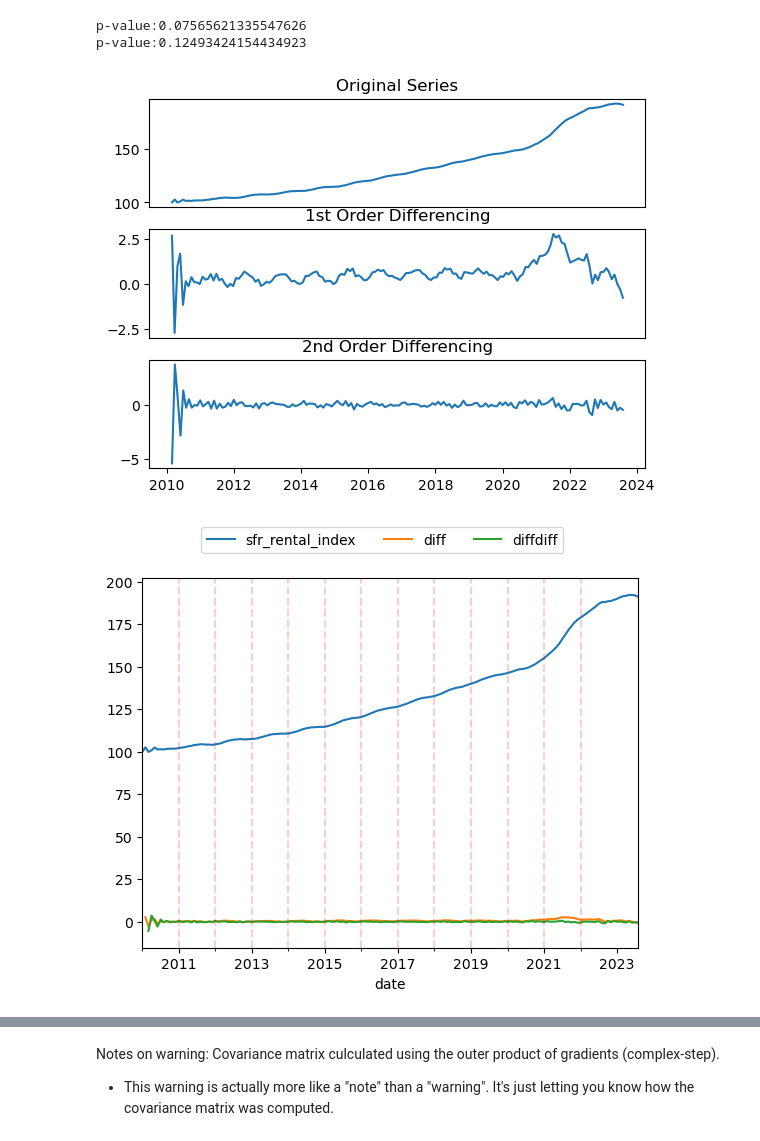
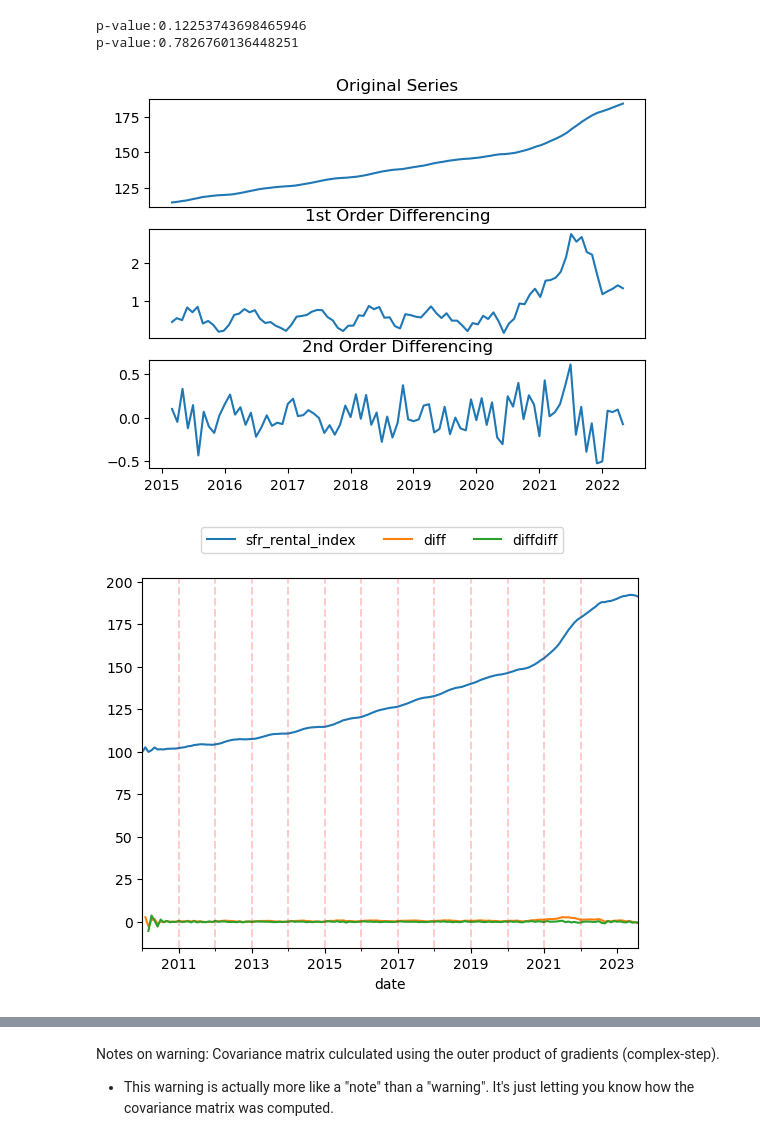
Before and after one commit to eihwood/Haystacks.AI-7, a Jupyter notebook: src/stats_models_sarimax.ipynb, the cells around one changed output, grey strips where cells are left out. Drawn from its saved outputs; the diff is of its cells as text; code cells hidden in the pictures.

```diff
--- a/src/stats_models_sarimax.ipynb
+++ b/src/stats_models_sarimax.ipynb
@@ -38,6 +39,15 @@ plt.show()
 # %%
 #train_test_split
-tr_start,tr_end = '2010-01-01','2022-07-01'
-te_start,te_end = '2022-08-01','2023-08-01'
+tr_start,tr_end = '2015-01-01','2022-05-01'
+te_start,te_end = '2022-06-01','2023-06-01'
 tra = df_sub['sfr_rental_index'][tr_start:tr_end].dropna()
 tes = df_sub['sfr_rental_index'][te_start:te_end].dropna()
+
+
+# Select features that are available from 2015 onwards
+features = df_sub[['sfr_price_index', 'mfr_mean_rent_index', 'mfr_mean_occ_index']]
+#features['census_cbsa_geoid'] = features['census_cbsa_geoid'].astype(int)
+#features['census_zcta5_geoid'] = features['census_zcta5_geoid'].astype(int)
+
+exog_train=features.iloc[:,0:][tr_start:tr_end]
+exog_test = features.iloc[:, 0:][te_start:te_end]
@@ -48,45 +68,45 @@ tes = df_sub['sfr_rental_index'][te_start:te_end].dropna()
 
 #ADF-test(Original-time-series)
 # If we fail to reject null hypothesis (Null Hypothesis (H0): alpha=1), the time series is non-stationary - this is rather obvious from the plots above
-res = sm.tsa.adfuller(df_sub['sfr_rental_index'].dropna(),regression='ctt')
+res = sm.tsa.adfuller(tra.dropna(),regression='ctt')
 print('p-value:{}'.format(res[1]))
 
 #ADF-test(differenced-time-series)
-res = sm.tsa.adfuller(df_sub['sfr_rental_index'].diff().dropna(),regression='c')
+res = sm.tsa.adfuller(tra.diff().dropna(),regression='c')
 print('p-value:{}'.format(res[1]))
 
 # NEITHER THE RAW DATA OR THE DIFFERENCE DATA ARE STATIONARY
 # %% [output]
-p-value:0.07565621335547626
-p-value:0.12493424154434923
+p-value:0.12253743698465946
+p-value:0.7826760136448251
 # %%
 # Finding the appropriate order of differencing (d parameter in ARIMA).
 # Original Series
 fig, (ax1, ax2, ax3) = plt.subplots(3)
-ax1.plot(df_sub.sfr_rental_index); ax1.set_title('Original Series'); ax1.axes.xaxis.set_visible(False)
+ax1.plot(tra); ax1.set_title('Original Series'); ax1.axes.xaxis.set_visible(False)
 # 1st Differencing
-ax2.plot(df_sub.sfr_rental_index.diff()); ax2.set_title('1st Order Differencing'); ax2.axes.xaxis.set_visible(False)
+ax2.plot(tra.diff()); ax2.set_title('1st Order Differencing'); ax2.axes.xaxis.set_visible(False)
 # 2nd Differencing
-ax3.plot(df_sub.sfr_rental_index.diff().diff()); ax3.set_title('2nd Order Differencing')
+ax3.plot(tra.diff().diff()); ax3.set_title('2nd Order Differencing')
 plt.show()
 
 # Here 1st order differencing seems to be the best as the trend is mostly removed and the time series appears stationary
 # 2nd order differencing is probably over differencing but we will confirm with autocorrelation plots below
 
 # ALSO to see how trend is removed and data become stationary
 #acf -> remove trend
 df_sub["diff"] = df_sub['sfr_rental_index'].diff()
 df_sub['diffdiff'] = df_sub['sfr_rental_index'].diff().diff()
 tmp = df_sub[['sfr_rental_index', 'diff', 'diffdiff']]
 ax = tmp.plot()
 ax.legend(ncol=5,
           loc='upper center',
           bbox_to_anchor=(0.5, 1.0),
           bbox_transform=plt.gcf().transFigure)
 for yr in range(2010, 2023):
     ax.axvline(pd.to_datetime(str(yr)+"-01-01"), color ="red", linestyle = "--", alpha = 0.2)
 # %% [output]
-[figure, old version]
+[figure, new version]
 [figure]
 # %%
 from statsmodels.graphics.tsaplots import plot_acf
```
Also changed, not shown: parts of 29 cells of this notebook, 6 other files.
